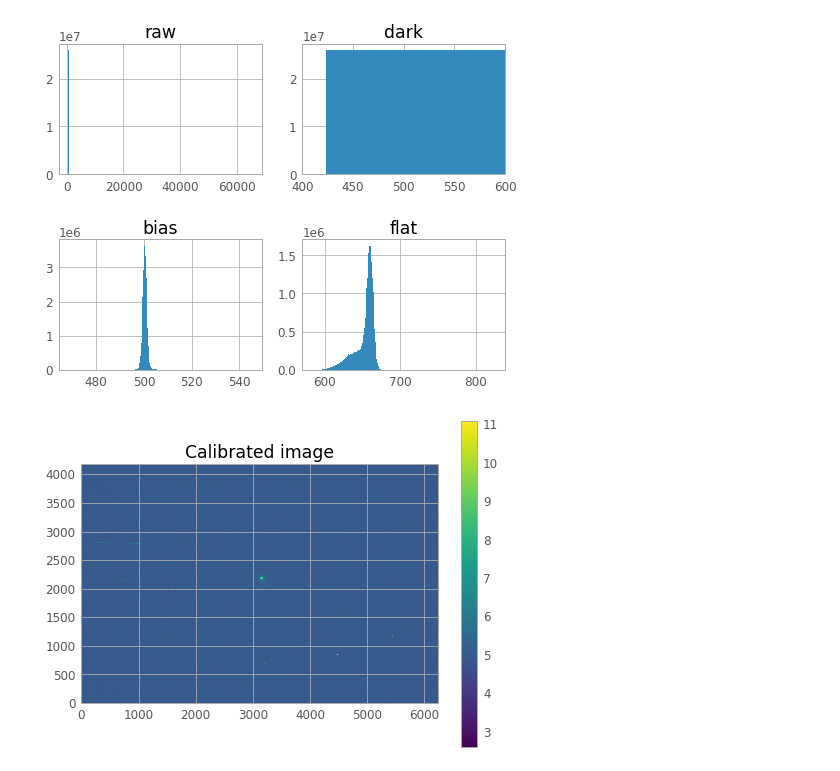
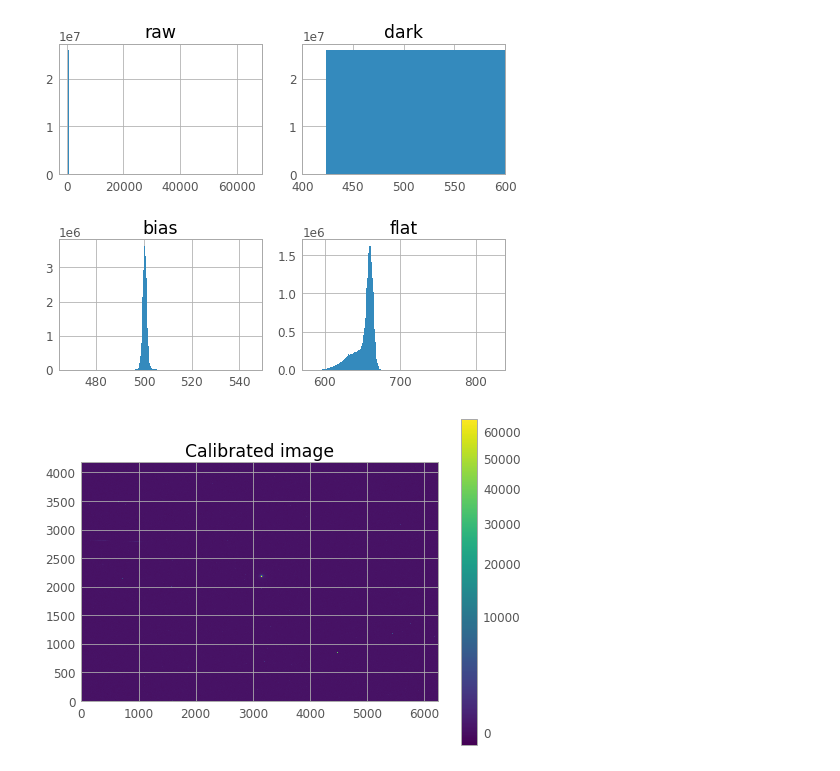
Before and after one commit to SSAEPFL/PSF, a Jupyter notebook: astropy-fits.ipynb, the cells around one changed output. Drawn from its saved outputs; the diff is of its cells as text; code cells hidden in the pictures.

```diff
--- a/astropy-fits.ipynb
+++ b/astropy-fits.ipynb
@@ -167,19 +160,19 @@ plt.show()
 # %%
 # Image calibrated using the different calibration frames
 #from fonctions import *
 image_clean = calibrate(img, bias, dark, flat)
-image_clean = image_clean - np.min(image_clean)
-image_clean = image_clean / np.max(image_clean) * (2**16-1)
+#image_clean = image_clean - np.min(image_clean)
+#image_clean = image_clean / np.max(image_clean) * (2**16-1)
 plt.figure()
 plt.title('Calibrated image')
-#norm = ImageNormalize(stretch=SqrtStretch())
-plt.imshow(np.log(image_clean), origin='lower', cmap='viridis', interpolation='none')
+norm = ImageNormalize(stretch=SqrtStretch())
+plt.imshow(image_clean, norm=norm, origin='lower', cmap='viridis', interpolation='none')
 ca = plt.colorbar()
 plt.show()
 tmp = image_clean/np.mean(image_clean) * 128
 im = Image.fromarray(tmp)
 if im.mode != 'RGB':
     im = im.convert('RGB')
 im.save("calibrated.png")
 # %% [output]
-[figure, old version]
+[figure, new version]
```
Also changed, not shown: parts of 12 cells of this notebook.
